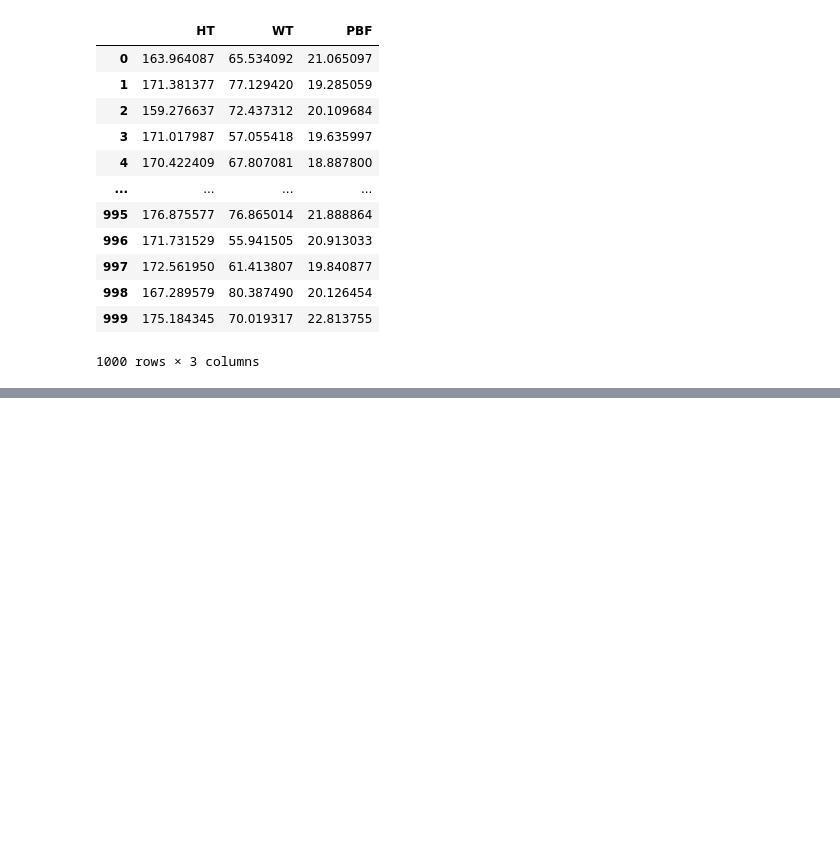
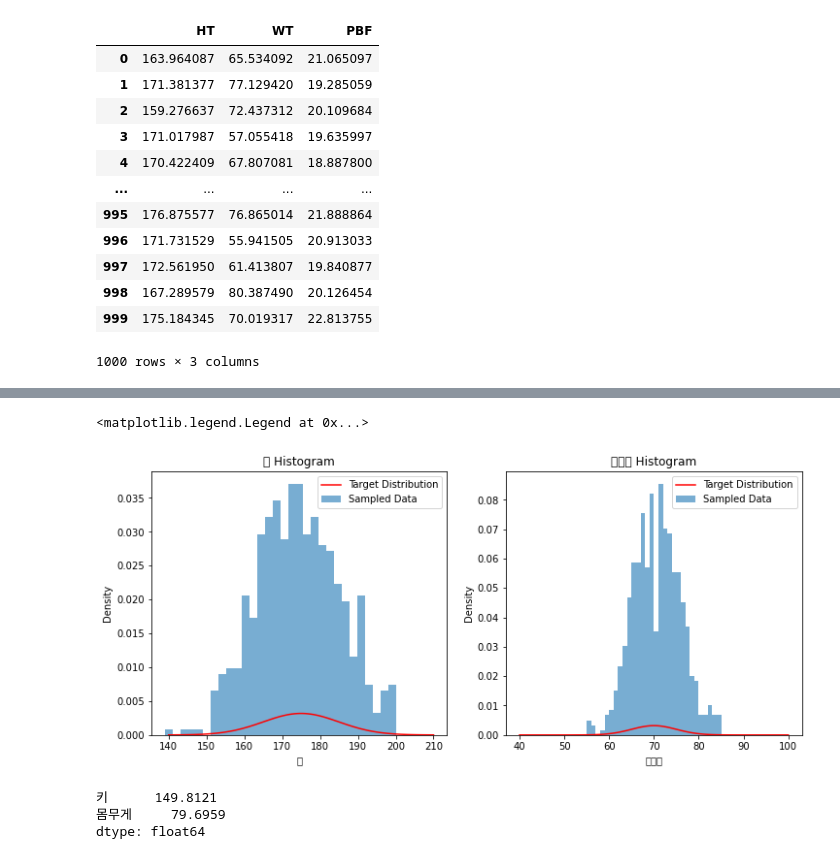
Before and after one commit to Plusholic/Bayes_study, a Jupyter notebook: MCMC.ipynb, the cells around one changed output, grey strips where cells are left out. Cells and saved outputs as stored; diff of their text form; code cells hidden in the pictures; blank space fills up the shorter version.

```diff
--- a/MCMC.ipynb
+++ b/MCMC.ipynb
@@ -101,0 +283,78 @@ plt.show()
+# %%
+import pandas as pd
+import numpy as np
+import matplotlib.pyplot as plt
+
+# 가상의 데이터프레임 생성 (예시를 위한 데이터)
+ht, wt = [],[]
+for i in range(10000):
+    ht.append(random.randint(100, 200))
+    wt.append(random.randint(40, 120))
+
+# 가상의 데이터프레임 생성 (예시를 위한 데이터)
+data = {
+    '키': ht,
+    '몸무게': wt
+}
+df = pd.DataFrame(data)
+
+# 원하는 평균과 표준편차
+desired_mean_height, desired_mean_weight = 175, 70
+desired_std_height, desired_std_weight = 10, 5
+
+# 목표 분포 (평균과 표준편차를 가지는 정규분포)
+def target_distribution(height, weight):
+    prob_height = 1 / (desired_std_height * np.sqrt(2 * np.pi)) * np.exp(-0.5 * ((height - desired_mean_height) / desired_std_height)**2)
+    prob_weight = 1 / (desired_std_weight * np.sqrt(2 * np.pi)) * np.exp(-0.5 * ((weight - desired_mean_weight) / desired_std_weight)**2)
+    return prob_height * prob_weight
+
+# 제약 분포 (데이터에서 (키, 몸무게) 쌍을 랜덤하게 선택)
+def proposal_distribution(df):
+    idx = np.random.randint(0, len(df))
+    height, weight = df.loc[idx, '키'], df.loc[idx, '몸무게']
+    return height, weight
+
+num_samples = 10000
+samples = []
+for _ in range(num_samples):
+    height, weight = proposal_distribution(df)
+    acceptance_prob = target_distribution(height, weight) / (0.5 * target_distribution(desired_mean_height, desired_mean_weight))
+    if np.random.uniform(0, 1) < acceptance_prob:
+        samples.append((height, weight))
+
+# 샘플링된 데이터 시각화
+samples_height = [sample[0] for sample in samples]
+samples_weight = [sample[1] for sample in samples]
+
+plt.figure(figsize=(12, 5))
+
+plt.subplot(1, 2, 1)
+plt.hist(samples_height, bins=30, density=True, alpha=0.6, label='Sampled Data')
+plt.xlabel('키')
+plt.ylabel('Density')
+plt.title('키 Histogram')
+
+x = np.linspace(140, 210, 100)
+y_target_height = [target_distribution(height, 70) for height in x]
+plt.plot(x, y_target_height, 'r', label='Target Distribution')
+plt.legend()
+
+plt.subplot(1, 2, 2)
+plt.hist(samples_weight, bins=30, density=True, alpha=0.6, label='Sampled Data')
+plt.xlabel('몸무게')
+plt.ylabel('Density')
+plt.title('몸무게 Histogram')
+
+x = np.linspace(40, 100, 100)
+y_target_weight = [target_distribution(175, weight) for weight in x]
+plt.plot(x, y_target_weight, 'r', label='Target Distribution')
+plt.legend()
+# %% [output]
+<matplotlib.legend.Legend at 0x...>
+[figure, added]
+# %%
+df.mean()
+# %% [output]
+키      149.8121
+몸무게     79.6959
+dtype: float64
```
Also changed, not shown: parts of 20 cells of this notebook.
